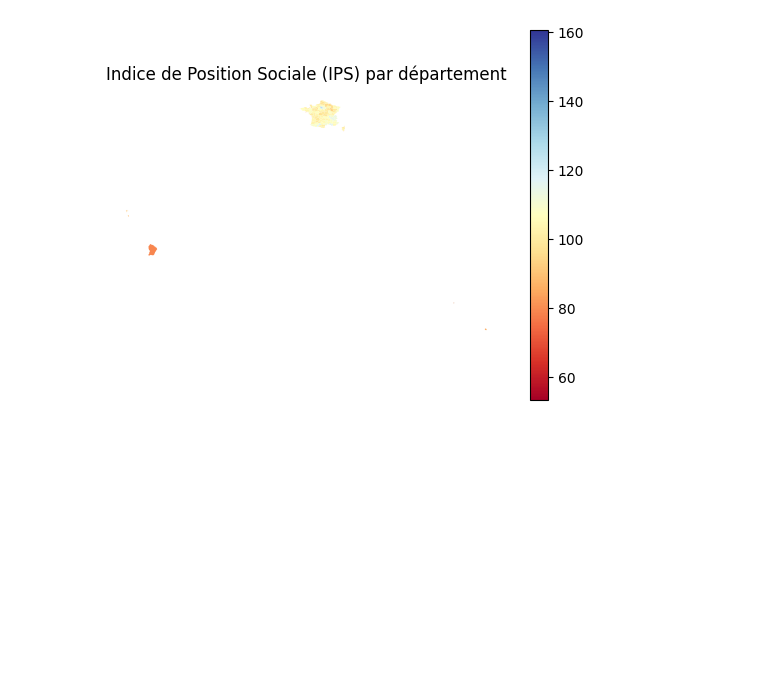
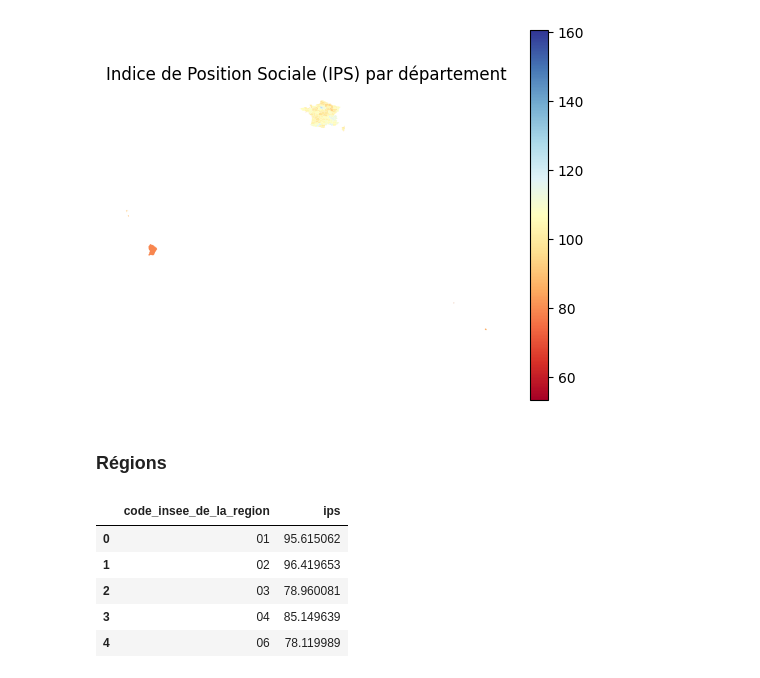
Before and after one commit to FlorentDaem/Data-Analysis-Education-Nationale, a Jupyter notebook: Analyse - Education.ipynb, the cells around one changed output. Drawn from its saved outputs; the diff is of its cells as text; code cells hidden in the pictures; blank space fills up the shorter version.

```diff
--- a/Analyse - Education.ipynb
+++ b/Analyse - Education.ipynb
@@ -391,3 +381,16 @@ map_departements = data_ips_ecoles_geo_departements.explore(
 )
 # %%
 map_departements.save("map_departements.html")
+# %% [markdown]
+### Régions
+# %%
+data_ips_ecoles_geo_departement_par_region = data_ips_ecoles_geo_departements.groupby("code_insee_de_la_region")
+data_ips_ecoles_regions = data_ips_ecoles_geo_departement_par_region["ips"].mean().reset_index()
+data_ips_ecoles_regions.head()
+# %% [output]
+|  | code_insee_de_la_region | ips |
+| 0 | 01 | 95.615062 |
+| 1 | 02 | 96.419653 |
+| 2 | 03 | 78.960081 |
+| 3 | 04 | 85.149639 |
+| 4 | 06 | 78.119989 |
```
Also changed, not shown: parts of 6 cells of this notebook.
